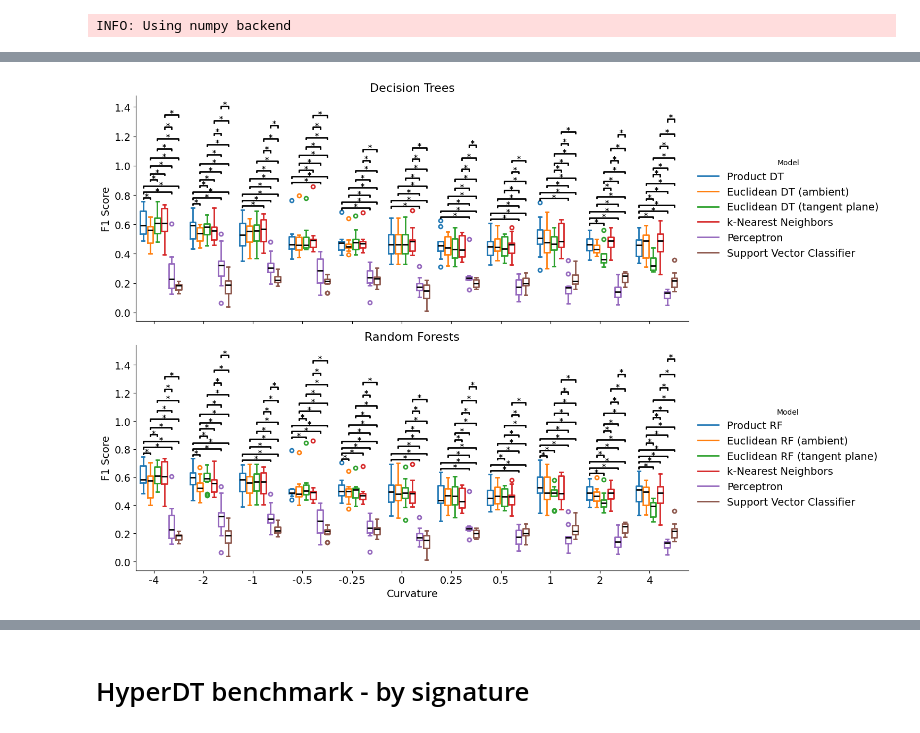
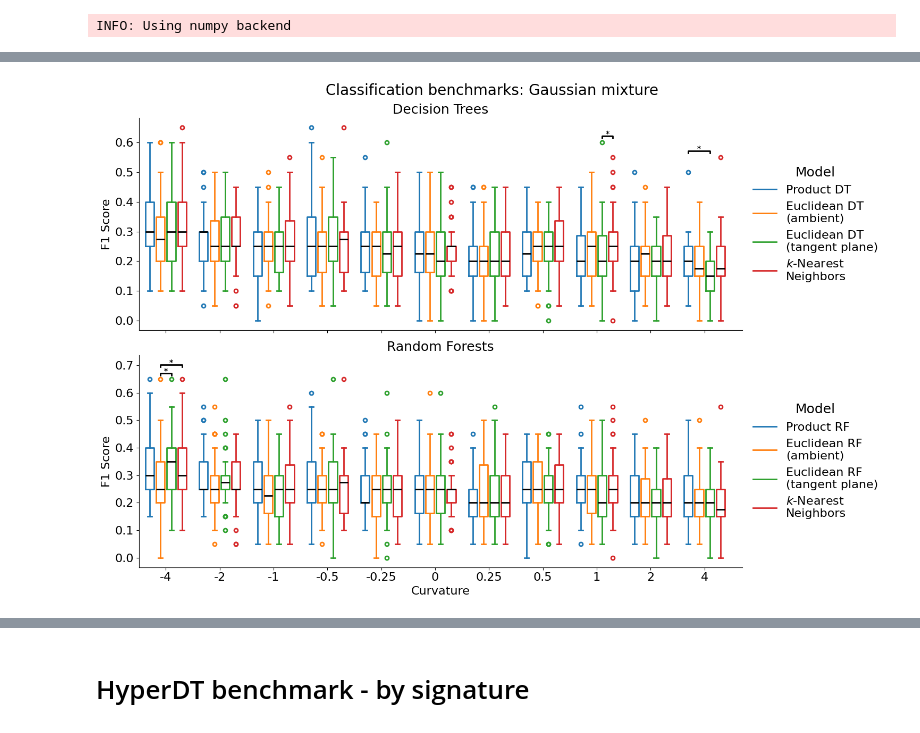
Before and after one commit to qc2321/embedders, a Jupyter notebook: notebooks/7_pc_gaussian_mixture.ipynb, the cells around one changed output, grey strips where cells are left out. Drawn from its saved outputs; the diff is of its cells as text; code cells hidden in the pictures.

```diff
--- a/notebooks/7_pc_gaussian_mixture.ipynb
+++ b/notebooks/7_pc_gaussian_mixture.ipynb
@@ -85,14 +84,17 @@ results = []
 
 CURVATURES = [-4, -2, -1, -0.5, -0.25, 0, 0.25, 0.5, 1, 2, 4]
 DIM = 2
-N_SAMPLES = 10
-N_POINTS = 1000
+N_SAMPLES = 50
+N_POINTS = 1_000
 N_CLASSES = 8
-N_CLUSTERS = 8
+N_CLUSTERS = 32
 MAX_DEPTH = 5
+COV_SCALE_MEANS = 1.0
+COV_SCALE_POINTS = 0.1
 # TASK = "regression"
 TASK = "classification"
-MODELS = ["ps_perceptron"]
+# MODELS = ["ps_perceptron"]
+RESAMPLE_SCALES = False
 
 SCORE = "f1-micro" if TASK == "classification" else "rmse"
 
@@ -118,11 +120,14 @@ with torch.no_grad():
             X = X.to(device)
             y = y.to(device)
 
+            if RESAMPLE_SCALES:
+                scale = 0.5 - np.random.rand() * 20
+                pm.P[0].scale = torch.exp(torch.tensor(scale)).item()
+                pm.P[0].manifold._log_scale = torch.nn.Parameter(torch.tensor(scale))
+
             # Benchmarks are now handled by the benchmark function
             # accs = embedders.benchmarks.benchmark(X, y, pm, classifiers=["sklearn_dt", "product_dt", "tangent_dt"])
-            accs = embedders.benchmarks.benchmark(
-                X, y, pm, max_depth=MAX_DEPTH, task=TASK, score=SCORE, models=MODELS
-            )
+            accs = embedders.benchmarks.benchmark(X, y, pm, max_depth=MAX_DEPTH, task=TASK, score=SCORE, seed=seed)
             accs["curvature"] = K
             accs["seed"] = seed
             results.append(accs)
@@ -140,15 +153,14 @@ results.to_csv(
 # %%
 # Let's see the values: barplot with statistical significance annotations
 import pandas as pd
-import matplotlib
 import matplotlib.pyplot as plt
 import numpy as np
 from scipy.stats import wilcoxon
 
 SIGNIFICANCE = "sig"
 # SIGNIFICANCE = "ns"
-# CORRECTION = "bonferroni"
-CORRECTION = "none"
+CORRECTION = "bonferroni"
+# CORRECTION = "none"
 
 Y_LABEL = "F1 Score" if TASK == "classification" else "Root Mean Squared Error"
 
@@ -168,13 +180,13 @@ def test(x, y):
 
 # All the spec happens up here
 models1 = ["product_dt", "sklearn_dt", "tangent_dt"]
-model_names1 = ["Product DT", "Euclidean DT (ambient)", "Euclidean DT (tangent plane)"]
+model_names1 = ["Product DT", "Euclidean DT\n(ambient)", "Euclidean DT\n(tangent plane)"]
 models2 = ["product_rf", "sklearn_rf", "tangent_rf"]
-model_names2 = ["Product RF", "Euclidean RF (ambient)", "Euclidean RF (tangent plane)"]
-models3 = ["knn", "perceptron", "svm"]
-model_names3 = ["k-Nearest Neighbors", "Perceptron", "Support Vector Classifier"]
-# models3 = ["knn"]
-# model_names3 = ["k-Nearest Neighbors"]
+model_names2 = ["Product RF", "Euclidean RF\n(ambient)", "Euclidean RF\n(tangent plane)"]
+# models3 = ["knn", "perceptron", "svm"]
+# model_names3 = ["k-Nearest Neighbors", "Perceptron", "Support Vector Classifier"]
+models3 = ["knn"]
+model_names3 = ["$k$-Nearest\nNeighbors"]
 colors = [f"C{i}" for i in range(len(models1 + models3))]
 
 # Critical p-value depends on false discovery correction
@@ -242,39 +254,46 @@ for ax, models, model_names in zip(
                         [height - 0.02 * em, height - 0.01 * em, height - 0.01 * em, height - 0.02 * em],
                         lw=2,
                         color="black",
                     )
                     heights[k] += 1
 
     # Fix y-lim and remove top/right spines; make background transparent
     ax.patch.set_alpha(0)
     ax.spines["top"].set_visible(False)
     ax.spines["right"].set_visible(False)
 
     # Set x-ticks
-    ax.set_ylabel(Y_LABEL, fontsize=14)
-    ax.set_xticks(x_vals + 1.5, CURVATURES, fontsize=14)
+    ax.set_ylabel(Y_LABEL, fontsize=16)
+    ax.set_xticks(x_vals + 1.5, CURVATURES, fontsize=16)
     # ax.legend([bp["boxes"][0] for bp in bps], model_names, fontsize=14, frameon=False, title="Model")
     # Make legend to the right of the plot
     ax.legend(
         [bp["boxes"][0] for bp in bps],
         model_names,
-        fontsize=14,
+        fontsize=16,
         frameon=False,
         title="Model",
+        title_fontsize=18,
         loc="center left",
         bbox_to_anchor=(1, 0.5),
     )
-    ax.tick_params(axis="y", labelsize=14)
+    ax.tick_params(axis="y", labelsize=16)
     # ax.set_yscale("log") if TASK == "regression" else None
 
-axs[0].set_title("Decision Trees", fontsize=16)
-axs[1].set_title("Random Forests", fontsize=16)
-axs[1].set_xlabel("Curvature", fontsize=14)
+axs[0].set_title("Decision Trees", fontsize=18)
+axs[1].set_title("Random Forests", fontsize=18)
+axs[1].set_xlabel("Curvature", fontsize=16)
 
 plt.xlim(-1, len(CURVATURES) * (len(models1 + models3) + 1))
+plt.suptitle(f"{TASK.capitalize()} benchmarks: Gaussian mixture", fontsize=20)
 
-# Transparent
 plt.tight_layout()
+
+# Save as pdf
+plt.savefig(
+    f"../figures/curvature_benchmarks_{TASK}_md{MAX_DEPTH}_d{DIM}_cls{N_CLASSES}.pdf",
+    bbox_inches="tight",
+)
 plt.show()
 # %% [output]
-[figure, old version]
+[figure, new version]
```
Also changed, not shown: parts of 9 cells of this notebook, 23 other files.
